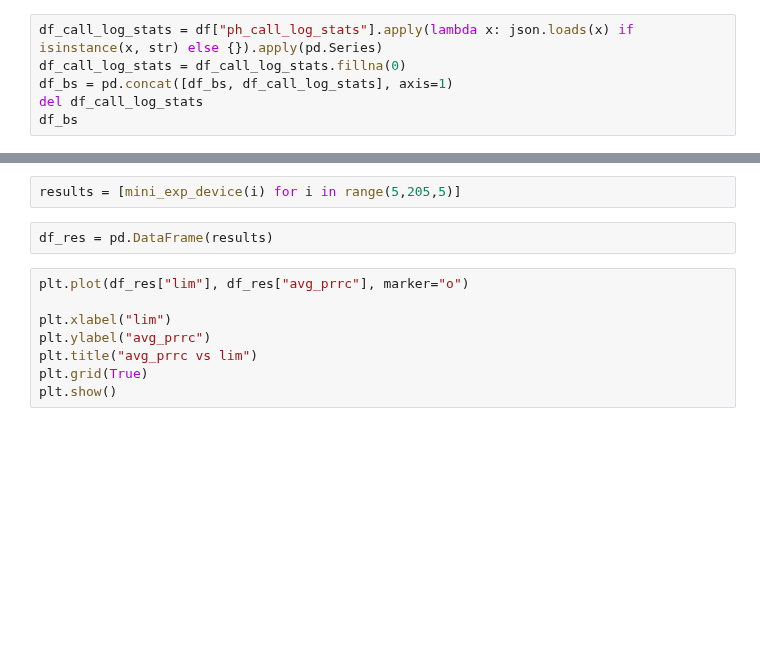
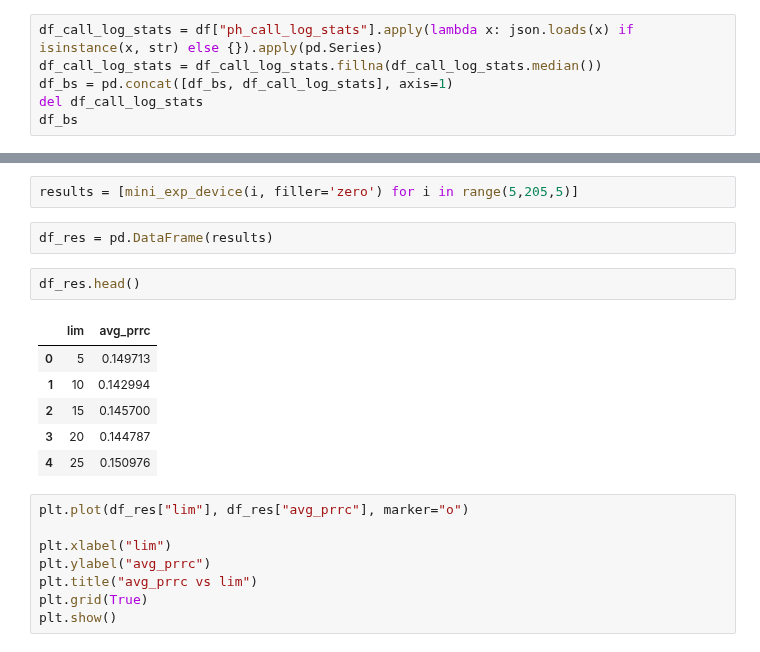
Before and after one commit to alvinrach/financial-tech-prediction, a Jupyter notebook: research.ipynb, the cells around one changed output, grey strips where cells are left out. Saved outputs shown, nothing was run; the diff lists cells and outputs as text; blank space fills up the shorter version.

```diff
--- a/research.ipynb
+++ b/research.ipynb
@@ -796,7 +796,7 @@ df_bs = pd.concat([df_bs, df_device], axis=1)
 del df_device
 # %%
 df_call_log_stats = df["ph_call_log_stats"].apply(lambda x: json.loads(x) if isinstance(x, str) else {}).apply(pd.Series)
-df_call_log_stats = df_call_log_stats.fillna(0)
+df_call_log_stats = df_call_log_stats.fillna(df_call_log_stats.median())
 df_bs = pd.concat([df_bs, df_call_log_stats], axis=1)
 del df_call_log_stats
 df_bs
@@ -971,9 +980,18 @@ def mini_exp_device(lim):
         "avg_prrc": average_precision_score(y_test, y_pred)
     }
 # %%
-results = [mini_exp_device(i) for i in range(5,205,5)]
+results = [mini_exp_device(i, filler='zero') for i in range(5,205,5)]
 # %%
 df_res = pd.DataFrame(results)
+# %%
+df_res.head()
+# %% [output]
+|  | lim | avg_prrc |
+| 0 | 5 | 0.149713 |
+| 1 | 10 | 0.142994 |
+| 2 | 15 | 0.145700 |
+| 3 | 20 | 0.144787 |
+| 4 | 25 | 0.150976 |
 # %%
 plt.plot(df_res["lim"], df_res["avg_prrc"], marker="o")
 
```
Also changed, not shown: parts of 10 cells of this notebook.
